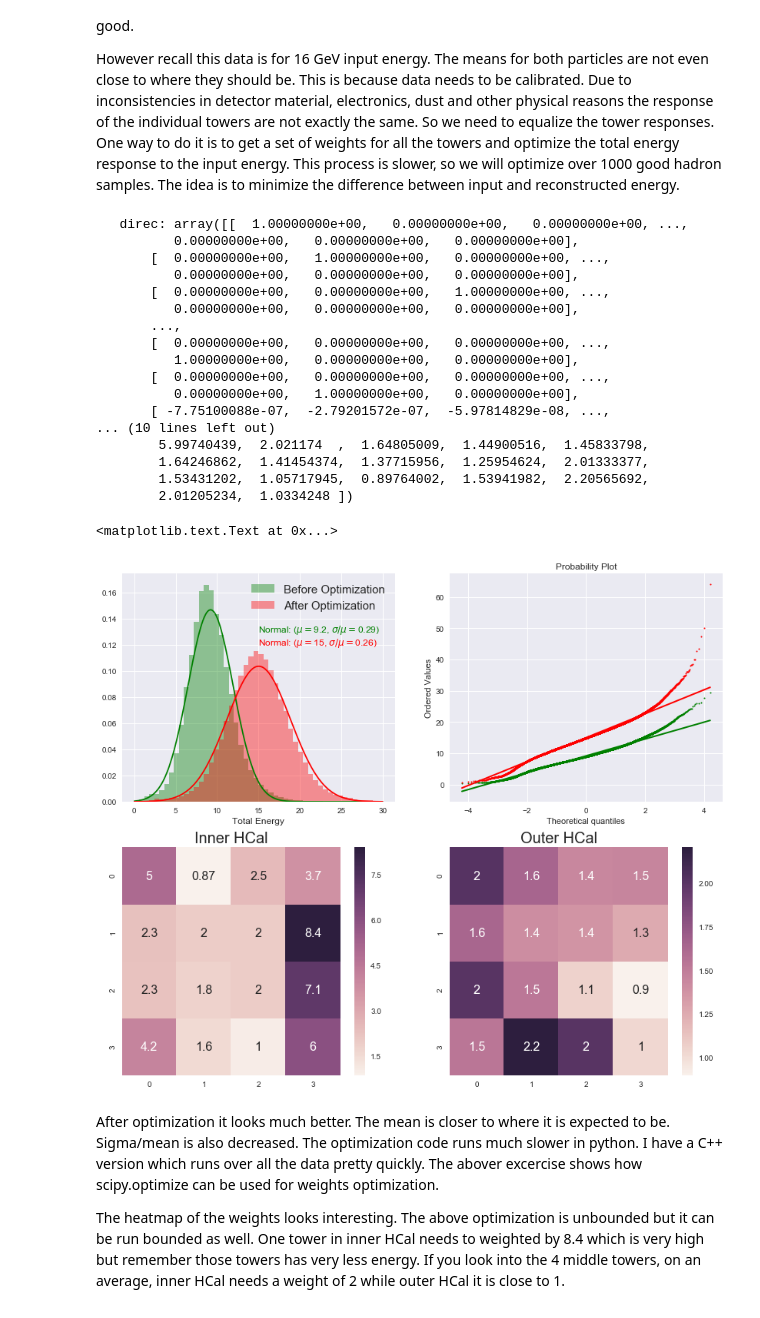
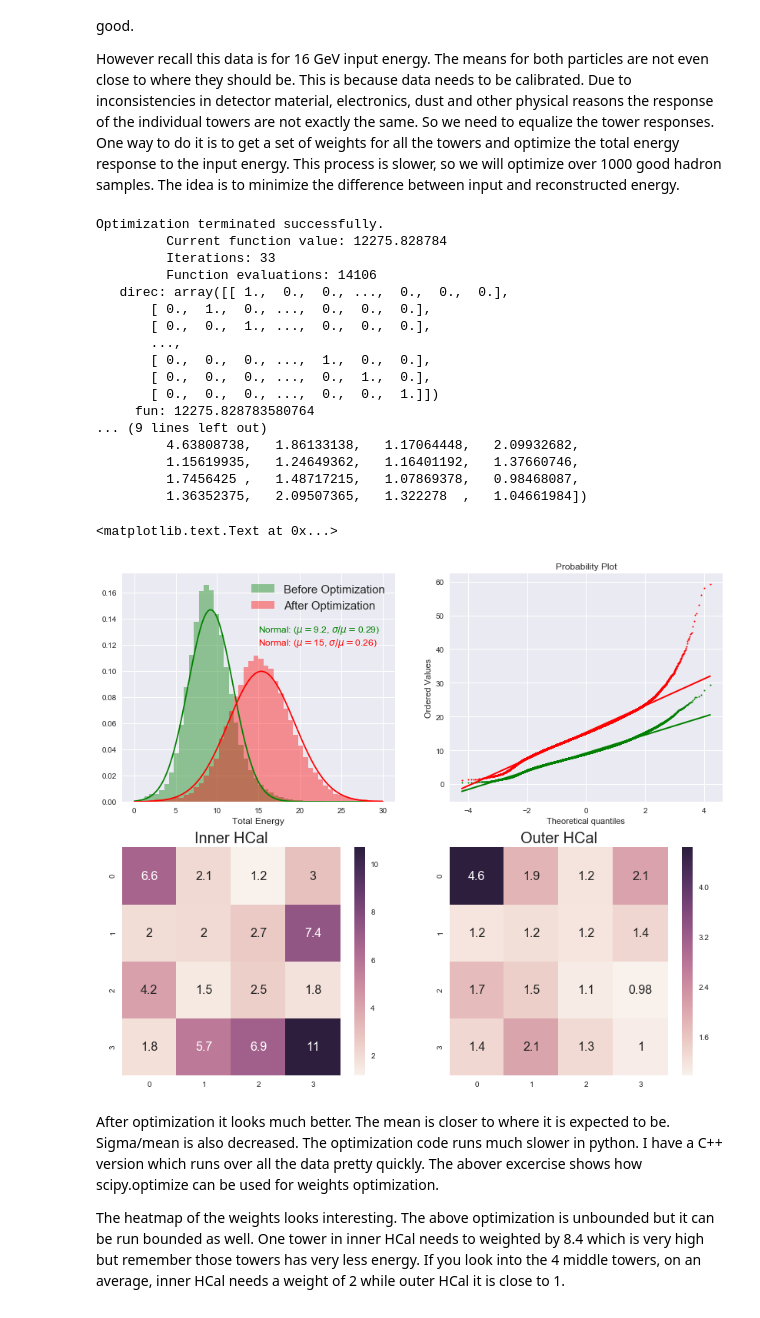
Before and after one commit to sen1/HCal-notebook, a Jupyter notebook: HCal.ipynb, the cells around one changed output. Saved outputs shown, nothing was run; the diff lists cells and outputs as text; code cells hidden in the pictures.

```diff
--- a/HCal.ipynb
+++ b/HCal.ipynb
@@ -166,7 +168,7 @@ Almost 50% of the energy deposited in just one tower. This is expected because b
 
 Now lets look into the total energy, combining both the sections.
 # %%
-df = df[df.good_e+df.good_h==1]
+df = df[df['good_e'] | df['good_h']]
 df['sum_e'] = df['hcalin_sum'] + df['hcalout_sum']
 
 fig, (ax1,ax2) = plt.subplots(1,2,figsize=(12,5))
@@ -218,61 +220,60 @@ def final_apply(row,weights):
 def minfunc(c):
     return sum(dfs.apply(lambda x: optfunc(x['beam_mom'],x['hcalin_twr_e'],x['hcalout_twr_e'],c),axis=1))
 
-#result = minimize(minfunc,c,method='Powell',options={'disp': True,'ftol':0.0, 'maxiter':30000, 'maxfev':30000})
+result = minimize(minfunc,c,method='Powell',options={'disp': True,'ftol':0.0, 'maxiter':30000, 'maxfev':30000})
 print result
 
-df['sum_e'] = df['hcalin_sum'] + df['hcalout_sum']
-df['totE'] = all_h.apply(final_apply,weights=result.x,axis=1)
+df['totE'] = df.apply(final_apply,weights=result.x,axis=1)
 
 f, ((ax1,ax2),(ax3,ax4)) = plt.subplots(2, 2, figsize=(14,12))
 sns.distplot(df[df['good_h']]['sum_e'], kde=False, color='green', fit=stats.norm,  label="Before Optimization", hist_kws={"range":[0,30]}, fit_kws={"clip":[0,30],"color":'green'},  ax=ax1)
 (mu, sigma) = stats.norm.fit(df[df['good_h']]['sum_e'])
 ax1.text(15, 0.13, "Normal: ($\mu=${0:.2g}, $\sigma/\mu=${1:.2f})".format(mu, sigma/mu),fontsize=12, color='green')
 
 res = stats.probplot(df[df['good_h']]['sum_e'], plot=ax2)
 ax2.get_lines()[0].set_markerfacecolor('green')
 ax2.get_lines()[0].set_markersize(2.0)
 ax2.get_lines()[1].set_linewidth(2.0)
 ax2.get_lines()[1].set_color('green')
 
 sns.distplot(df[df['good_h']]['totE'], kde=False, color='red', fit=stats.norm,  label="After Optimization", hist_kws={"range":[0,30]}, fit_kws={"clip":[0,30],"color":'red'},  ax=ax1)
 (mu, sigma) = stats.norm.fit(df[df['good_h']]['totE'])
 ax1.text(15, 0.12, "Normal: ($\mu=${0:.2g}, $\sigma/\mu=${1:.2f})".format(mu, sigma/mu),fontsize=12, color='red')
 ax1.set_xlabel("Total Energy", fontsize=12)
 ax1.legend(loc='best', fontsize=15)
 
 res = stats.probplot(df[df['good_h']]['totE'], plot=ax2)
 ax2.get_lines()[2].set_markerfacecolor('r')
 ax2.get_lines()[2].set_markersize(2.0)
 ax2.get_lines()[3].set_linewidth(2.0)
 
 #plt.subplot(1,3,2)
 sns.heatmap(result.x[:16].reshape(4,4),annot=True, annot_kws={"size": 16}, ax=ax3)
 ax3.set_title("Inner HCal", fontsize=20)
 
 #plt.subplot(1,3,3)
 sns.heatmap(result.x[16:].reshape(4,4),annot=True, annot_kws={"size": 16}, ax=ax4)
 ax4.set_title("Outer HCal", fontsize=20)
 # %% [output]
-   direc: array([[  1.00000000e+00,   0.00000000e+00,   0.00000000e+00, ...,
-          0.00000000e+00,   0.00000000e+00,   0.00000000e+00],
-       [  0.00000000e+00,   1.00000000e+00,   0.00000000e+00, ...,
-          0.00000000e+00,   0.00000000e+00,   0.00000000e+00],
-       [  0.00000000e+00,   0.00000000e+00,   1.00000000e+00, ...,
-          0.00000000e+00,   0.00000000e+00,   0.00000000e+00],
+Optimization terminated successfully.
+         Current function value: 12275.828784
+         Iterations: 33
+         Function evaluations: 14106
+   direc: array([[ 1.,  0.,  0., ...,  0.,  0.,  0.],
+       [ 0.,  1.,  0., ...,  0.,  0.,  0.],
+       [ 0.,  0.,  1., ...,  0.,  0.,  0.],
        ...,
-       [  0.00000000e+00,   0.00000000e+00,   0.00000000e+00, ...,
-          1.00000000e+00,   0.00000000e+00,   0.00000000e+00],
-       [  0.00000000e+00,   0.00000000e+00,   0.00000000e+00, ...,
-          0.00000000e+00,   1.00000000e+00,   0.00000000e+00],
-       [ -7.75100088e-07,  -2.79201572e-07,  -5.97814829e-08, ...,
-... (10 lines left out)
-        5.99740439,  2.021174  ,  1.64805009,  1.44900516,  1.45833798,
-        1.64246862,  1.41454374,  1.37715956,  1.25954624,  2.01333377,
-        1.53431202,  1.05717945,  0.89764002,  1.53941982,  2.20565692,
-        2.01205234,  1.0334248 ])
+       [ 0.,  0.,  0., ...,  1.,  0.,  0.],
+       [ 0.,  0.,  0., ...,  0.,  1.,  0.],
+       [ 0.,  0.,  0., ...,  0.,  0.,  1.]])
+     fun: 12275.828783580764
+... (9 lines left out)
+         4.63808738,   1.86133138,   1.17064448,   2.09932682,
+         1.15619935,   1.24649362,   1.16401192,   1.37660746,
+         1.7456425 ,   1.48717215,   1.07869378,   0.98468087,
+         1.36352375,   2.09507365,   1.322278  ,   1.04661984])
 <matplotlib.text.Text at 0x...>
-[figure, old version]
+[figure, new version]
 # %% [markdown]
 After optimization it looks much better. The mean is closer to where it is expected to be. Sigma/mean is also decreased. The optimization code runs much slower in python. I have a C++ version which runs over all the data pretty quickly. The abover excercise shows how scipy.optimize can be used for weights optimization.
 
```
Also changed, not shown: parts of 9 cells of this notebook.
